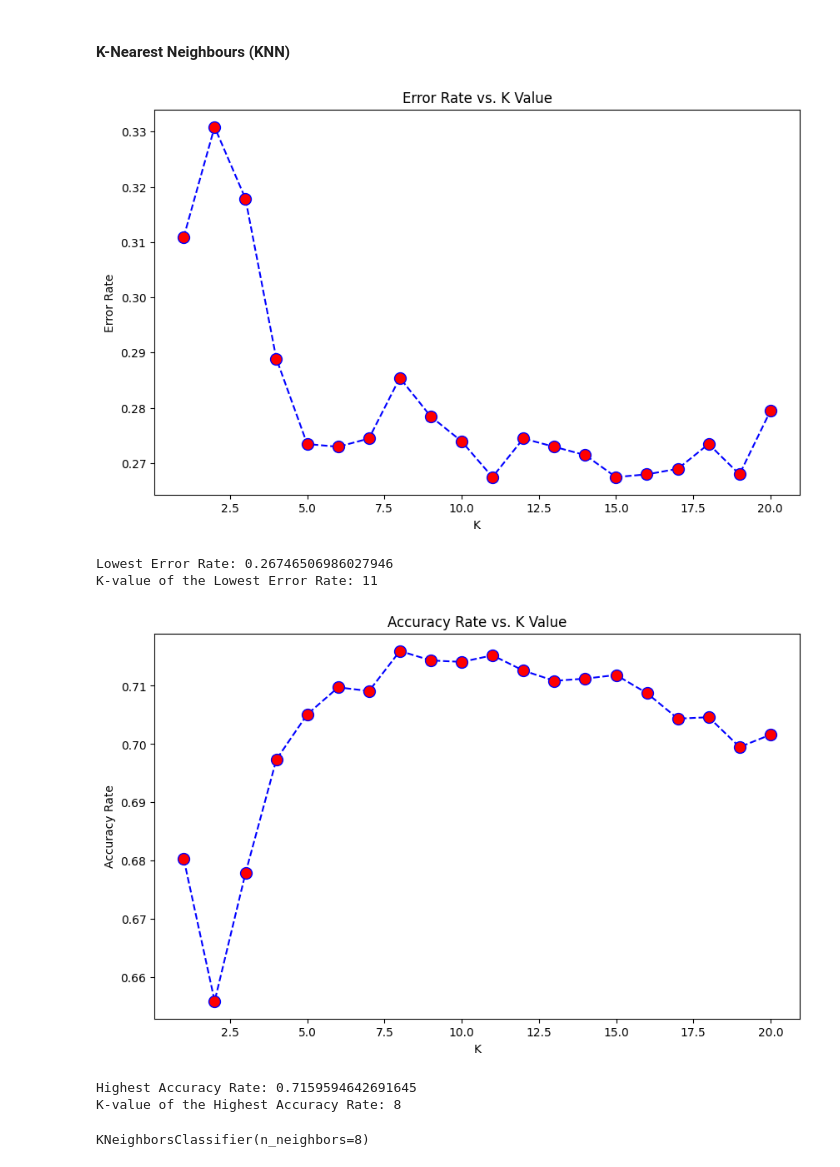
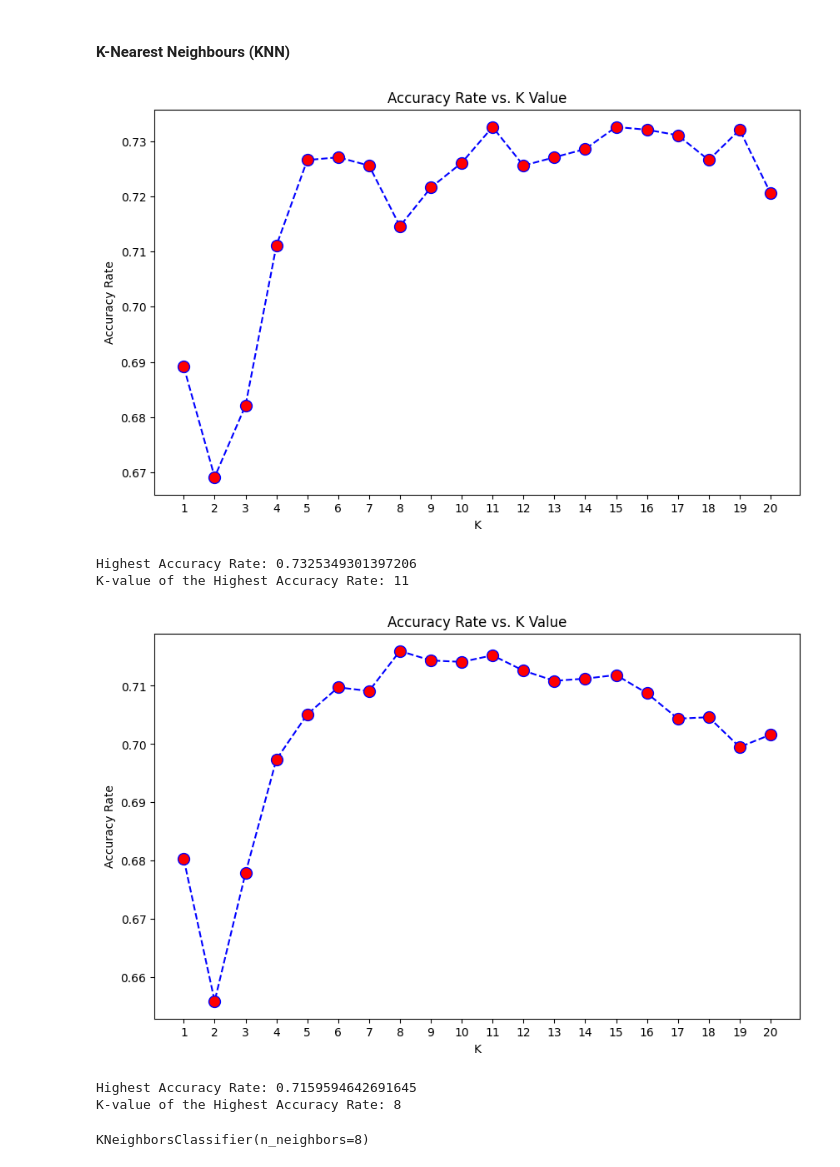
Before and after one commit to alvionna/twitter-comment-classification, a Jupyter notebook: src/Twitter_Sentiment_Analysis.ipynb, the cells around one changed output. Saved outputs shown, nothing was run; the diff lists cells and outputs as text; code cells hidden in the pictures.

```diff
--- a/src/Twitter_Sentiment_Analysis.ipynb
+++ b/src/Twitter_Sentiment_Analysis.ipynb
@@ -52,7 +48,7 @@ True
 # %% [markdown]
 # Exploratory Data Analysis
 # %%
-df = pd.read_csv("../data/twitter_review_data.csv", encoding='utf-8')
+df = pd.read_csv("twitter_review_data.csv", encoding='utf-8')
 df.head()
 # %% [output]
 |  | Sl no | Tweets | Search key | Feeling |
@@ -154,7 +150,6 @@ def preprocess(text):
     text = re.sub(r'[^\w\s]', '', str(text).lower().strip())
     # lowercase all of our alphabets/numbers and don't include any characters, such as *, ', =, etc.
     # ^ = negation so don't include these
-    text = re.sub(r'^https?:\/\/.*[\r\n]*', '', text, flags=re.MULTILINE) # remove any links
     text = re.sub(r'\d', ' ', text) # replace digits with whitepace
     text = re.sub(r'\s+', ' ', text) # replace ≥ 1 whitespaces with just 1 whitespace
     text = re.sub(r'(!|.)1+', '', text) # replace punctuations
@@ -232,41 +221,41 @@ tweet_train, tweet_test, y_train, y_test = train_test_split(
 # %%
 from sklearn.neighbors import KNeighborsClassifier
 
 ###############
 # PICK THE BEST K (ELBOW METHOD)
 ###############
 
-error_rate = []
+accuracy_rate_list = []
 MAX_K = 20
-lowest_error = 1.0
+highest_accuracy = 0
 best_elbow_k = 1
 for i in range(1, MAX_K+1):
 
     knn = KNeighborsClassifier(n_neighbors=i)
     knn.fit(tweet_train, y_train)
     pred_i = knn.predict(tweet_test)
-    error_val = np.mean(pred_i != y_test)
-    error_rate.append(error_val)
-    if error_val < lowest_error:
-      lowest_error = error_val
+    accuracy_rate = np.mean(pred_i == y_test)
+    accuracy_rate_list.append(accuracy_rate)
+    if accuracy_rate > highest_accuracy:
+      highest_accuracy = accuracy_rate
       best_elbow_k = i
 
 plt.figure(figsize=(10, 6))
-plt.plot(range(1, MAX_K+1), error_rate, color='blue',
+plt.plot(range(1, MAX_K+1), accuracy_rate_list, color='blue',
          linestyle='dashed', marker='o',
          markerfacecolor='red', markersize=10)
-
-plt.title('Error Rate vs. K Value')
+plt.xticks(range(1,MAX_K+1))
+plt.title('Accuracy Rate vs. K Value')
 plt.xlabel('K')
-plt.ylabel('Error Rate')
+plt.ylabel('Accuracy Rate')
 plt.show()
 
-print("Lowest Error Rate:", lowest_error)
-print("K-value of the Lowest Error Rate:", best_elbow_k)
+print("Highest Accuracy Rate:", highest_accuracy)
+print("K-value of the Highest Accuracy Rate:", best_elbow_k)
 # %% [output]
-[figure, old version]
+[figure, new version]
-Lowest Error Rate: 0.26746506986027946
-K-value of the Lowest Error Rate: 11
+Highest Accuracy Rate: 0.7325349301397206
+K-value of the Highest Accuracy Rate: 11
 # %%
 ###############
 # PICK THE BEST K (CROSS VALIDATION METHOD)
@@ -288,7 +277,7 @@ plt.figure(figsize=(10, 6))
 plt.plot(range(1, MAX_K+1), accuracy_rate, color='blue',
          linestyle='dashed', marker='o',
          markerfacecolor='red', markersize=10)
-
+plt.xticks(range(1,MAX_K+1))
 plt.title('Accuracy Rate vs. K Value')
 plt.xlabel('K')
 plt.ylabel('Accuracy Rate')
@@ -297,7 +286,7 @@ plt.show()
 print("Highest Accuracy Rate:", highest_accuracy)
 print("K-value of the Highest Accuracy Rate:", best_cv_k)
 # %% [output]
-[figure, old version]
+[figure, new version]
 Highest Accuracy Rate: 0.7159594642691645
 K-value of the Highest Accuracy Rate: 8
 # %%
```
Also changed, not shown: parts of 2 cells of this notebook.
